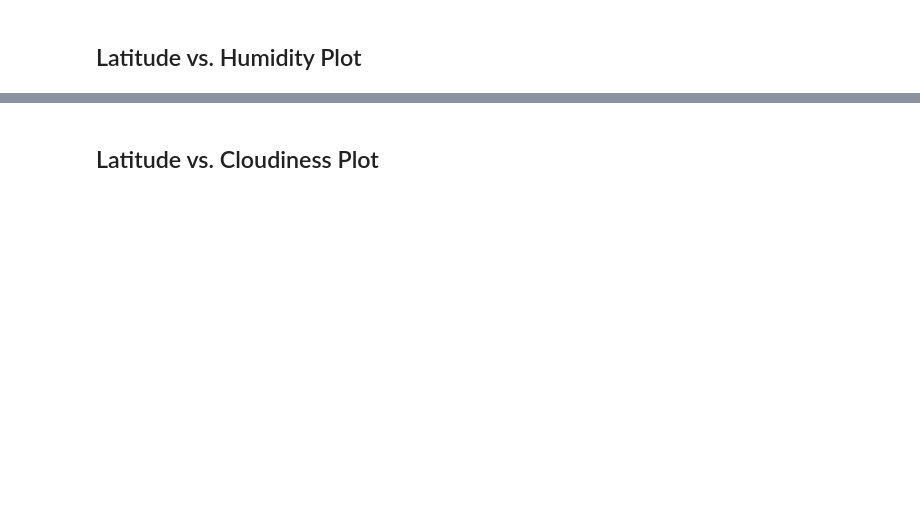
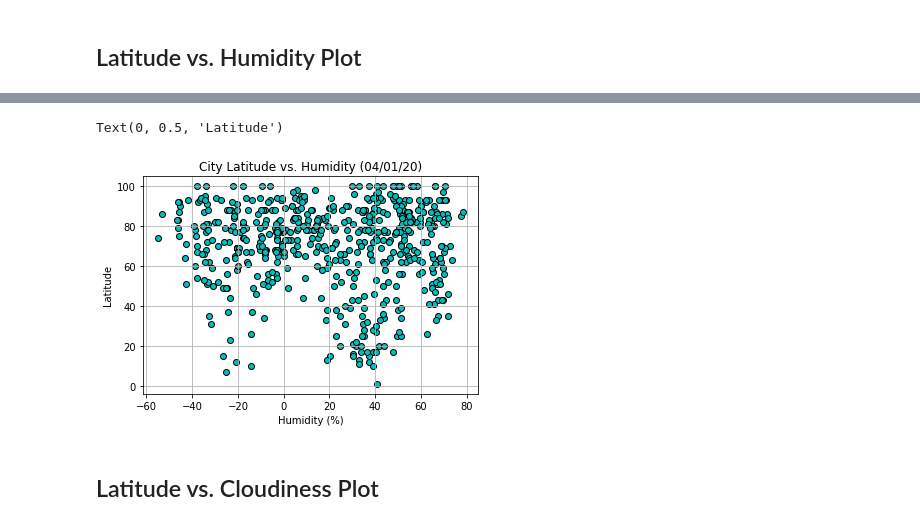
Before and after one commit to dsc55704973/python-api-challenge, a Jupyter notebook: starter_code/WeatherPy.ipynb, the cells around one changed output, grey strips where cells are left out. Saved outputs shown, nothing was run; the diff lists cells and outputs as text; code cells hidden in the pictures; blank space fills up the shorter version.

```diff
--- a/starter_code/WeatherPy.ipynb
+++ b/starter_code/WeatherPy.ipynb
@@ -242,2 +217,11 @@ Int64Index([], dtype='int64')
+# %%
+plt.scatter(lat, humidity, marker="o", facecolors="c", edgecolors="black")
+plt.grid()
+plt.title("City Latitude vs. Humidity (04/01/20)")
+plt.xlabel("Humidity (%)")
+plt.ylabel("Latitude")
+# %% [output]
+Text(0, 0.5, 'Latitude')
+[figure, added]
 # %% [markdown]
 ## Latitude vs. Cloudiness Plot
```
Also changed, not shown: parts of 28 cells of this notebook, 1 other file.
